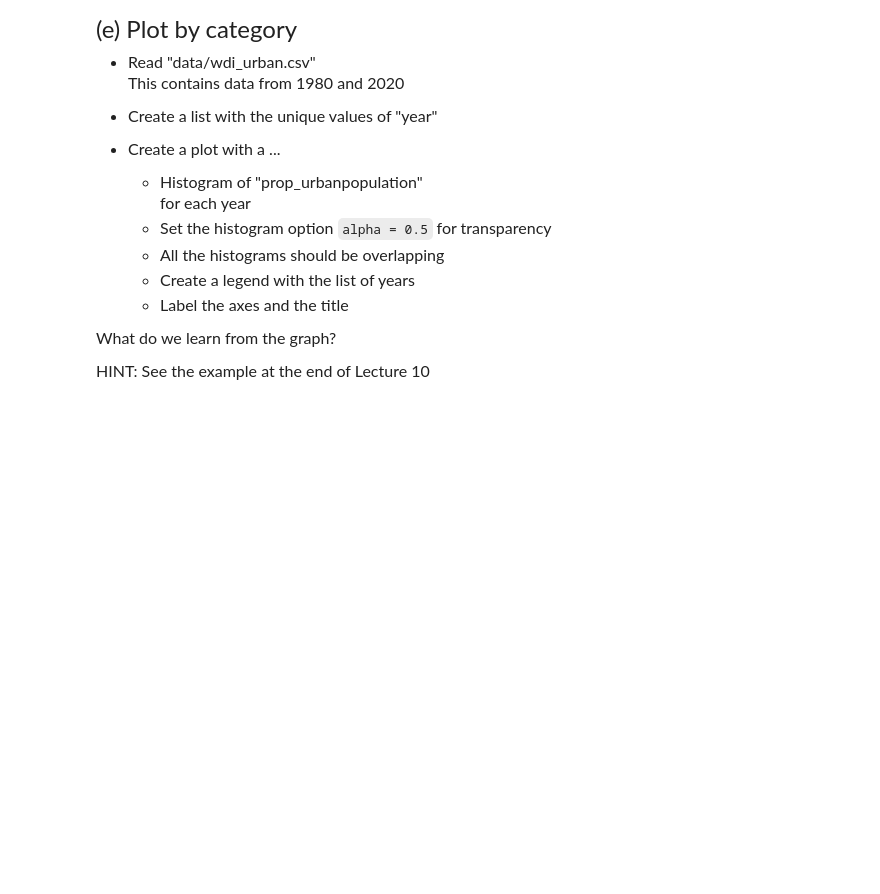
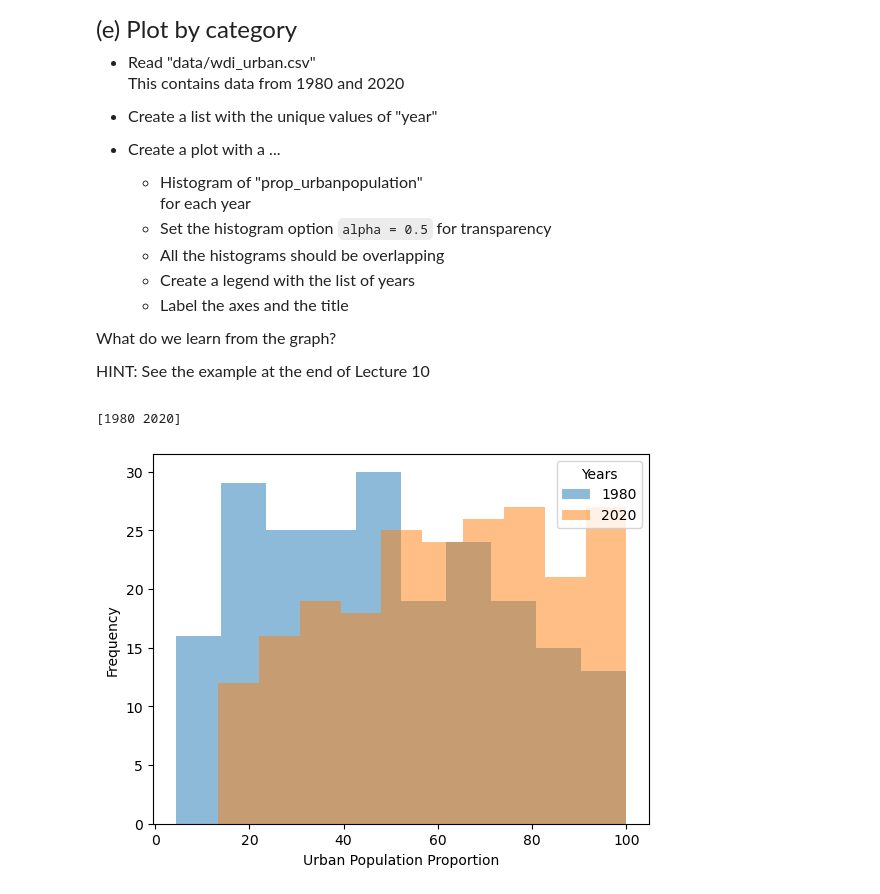
Before and after one commit to howiebrown/qtm151_fall_2023, a Jupyter notebook: assingments/assignment6/assignment6.ipynb, the cells around one changed output. Cells and saved outputs as stored; diff of their text form; code cells hidden in the pictures; blank space fills up the shorter version.

```diff
--- a/assingments/assignment6/assignment6.ipynb
+++ b/assingments/assignment6/assignment6.ipynb
@@ -126,0 +214,19 @@ HINT: See the example at the end of Lecture 10
+# %%
+# Write your own code here
+#writing list
+wdi_urban = pd.read_csv('data/wdi_urban.csv')
+#unique years
+wdi_years = pd.unique(wdi_urban['year'])
+print(wdi_years)
+for years in wdi_years:
+    df = wdi_urban.query("year == @years")
+    plt.hist(df["prop_urbanpopulation"], alpha = .5)
+
+plt.ylabel("Frequency")
+plt.xlabel("Urban Population Proportion")
+plt.legend(labels = wdi_years,
+           title  = "Years")
+plt.show()
+# %% [output]
+[1980 2020]
+[figure, added]
```
Also changed, not shown: parts of 10 cells of this notebook, 1 other file.
